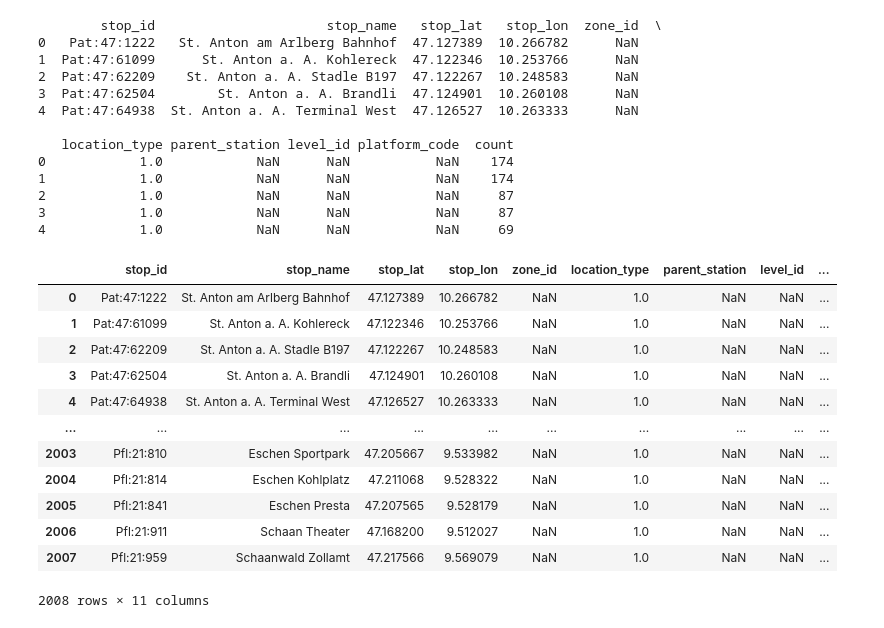
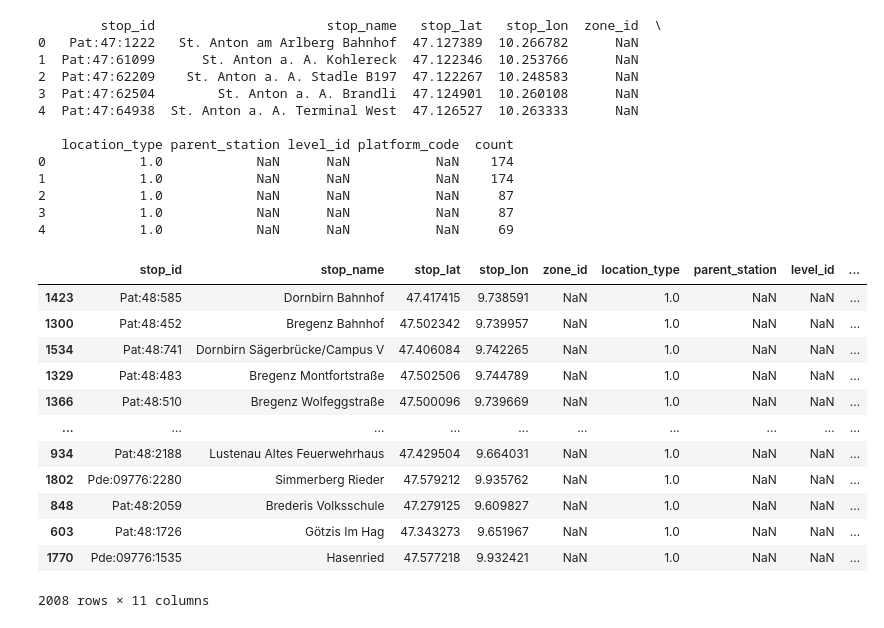
Before and after one commit to LeonRischar/ptsql_austria, a Jupyter notebook: src/test.ipynb, the cells around one changed output. Saved outputs shown, nothing was run; the diff lists cells and outputs as text; code cells hidden in the pictures.

```diff
--- a/src/test.ipynb
+++ b/src/test.ipynb
@@ -15,6 +61,8 @@ selected_day = 20240530
 # %%
 
-stops_df = pd.read_csv(data_path + state_name + "stops.txt",
+path = f"{data_path}/{regions[state_name]}/"
+
+stops_df = pd.read_csv(path + "stops.txt",
                         quotechar='"',
                         sep=",")
 
@@ -34,7 +82,7 @@ print(stops_df.head())
 3   6455.0            NaN   Pat:47:61099  Level 0             2
 4   6455.0            NaN   Pat:47:62209  Level 0             1
 # %%
-stop_times_df = pd.read_csv(data_path + state_name + "stop_times.txt", sep=',', quotechar='"')
+stop_times_df = pd.read_csv(path + "stop_times.txt", sep=',', quotechar='"')
 
 # remove from stop_times_df entries outside of the time window (6am-8pm)
 stop_times_df = stop_times_df[stop_times_df['departure_time'].between('06:00:00', '20:00:00')]
@@ -62,12 +110,12 @@ print(stop_times_df.head())
 30             21372.79
 31             22450.46
 # %%
-trips_df = pd.read_csv(data_path + state_name + 'trips.txt', sep=',', quotechar='"')
+trips_df = pd.read_csv(path + 'trips.txt', sep=',', quotechar='"')
 print(trips_df.shape)
 # %% [output]
 (20739, 8)
 # %%
-calendar_df = pd.read_csv(data_path + state_name + "calendar.txt", sep=",", quotechar='"')
+calendar_df = pd.read_csv(path + "calendar.txt", sep=",", quotechar='"')
 
 #calendar_dates_df = pd.read_csv(data_path + state_name + "calendar_dates.txt", sep=",", quotechar='"')
 
@@ -147,21 +195,21 @@ print(stops_final_df.head())
 # %%
 # calculate the PTSQL
 
 stops_final_df["interval"] = stops_final_df["count"].apply(lambda x: 840 / (x/2))
-display(stops_final_df)
+display(stops_final_df.sort_values(by="interval", ascending=True))
 # %% [output]
 |  | stop_id | stop_name | stop_lat | stop_lon | zone_id | location_type | parent_station | level_id | ... |
-| 0 | Pat:47:1222 | St. Anton am Arlberg Bahnhof | 47.127389 | 10.266782 | NaN | 1.0 | NaN | NaN | ... |
-| 1 | Pat:47:61099 | St. Anton a. A. Kohlereck | 47.122346 | 10.253766 | NaN | 1.0 | NaN | NaN | ... |
-| 2 | Pat:47:62209 | St. Anton a. A. Stadle B197 | 47.122267 | 10.248583 | NaN | 1.0 | NaN | NaN | ... |
-| 3 | Pat:47:62504 | St. Anton a. A. Brandli | 47.124901 | 10.260108 | NaN | 1.0 | NaN | NaN | ... |
-| 4 | Pat:47:64938 | St. Anton a. A. Terminal West | 47.126527 | 10.263333 | NaN | 1.0 | NaN | NaN | ... |
+| 1423 | Pat:48:585 | Dornbirn Bahnhof | 47.417415 | 9.738591 | NaN | 1.0 | NaN | NaN | ... |
+| 1300 | Pat:48:452 | Bregenz Bahnhof | 47.502342 | 9.739957 | NaN | 1.0 | NaN | NaN | ... |
+| 1534 | Pat:48:741 | Dornbirn Sägerbrücke/Campus V | 47.406084 | 9.742265 | NaN | 1.0 | NaN | NaN | ... |
+| 1329 | Pat:48:483 | Bregenz Montfortstraße | 47.502506 | 9.744789 | NaN | 1.0 | NaN | NaN | ... |
+| 1366 | Pat:48:510 | Bregenz Wolfeggstraße | 47.500096 | 9.739669 | NaN | 1.0 | NaN | NaN | ... |
 | ... | ... | ... | ... | ... | ... | ... | ... | ... | ... |
-| 2003 | Pfl:21:810 | Eschen Sportpark | 47.205667 | 9.533982 | NaN | 1.0 | NaN | NaN | ... |
-| 2004 | Pfl:21:814 | Eschen Kohlplatz | 47.211068 | 9.528322 | NaN | 1.0 | NaN | NaN | ... |
-| 2005 | Pfl:21:841 | Eschen Presta | 47.207565 | 9.528179 | NaN | 1.0 | NaN | NaN | ... |
-| 2006 | Pfl:21:911 | Schaan Theater | 47.168200 | 9.512027 | NaN | 1.0 | NaN | NaN | ... |
-| 2007 | Pfl:21:959 | Schaanwald Zollamt | 47.217566 | 9.569079 | NaN | 1.0 | NaN | NaN | ... |
+| 934 | Pat:48:2188 | Lustenau Altes Feuerwehrhaus | 47.429504 | 9.664031 | NaN | 1.0 | NaN | NaN | ... |
+| 1802 | Pde:09776:2280 | Simmerberg Rieder | 47.579212 | 9.935762 | NaN | 1.0 | NaN | NaN | ... |
+| 848 | Pat:48:2059 | Brederis Volksschule | 47.279125 | 9.609827 | NaN | 1.0 | NaN | NaN | ... |
+| 603 | Pat:48:1726 | Götzis Im Hag | 47.343273 | 9.651967 | NaN | 1.0 | NaN | NaN | ... |
+| 1770 | Pde:09776:1535 | Hasenried | 47.577218 | 9.932421 | NaN | 1.0 | NaN | NaN | ... |
 2008 rows × 11 columns
 # %%
 # Betrachtungszeitraum: 6–20 Uhr (= 840 Minuten)
```
Also changed, not shown: parts of 10 cells of this notebook.
